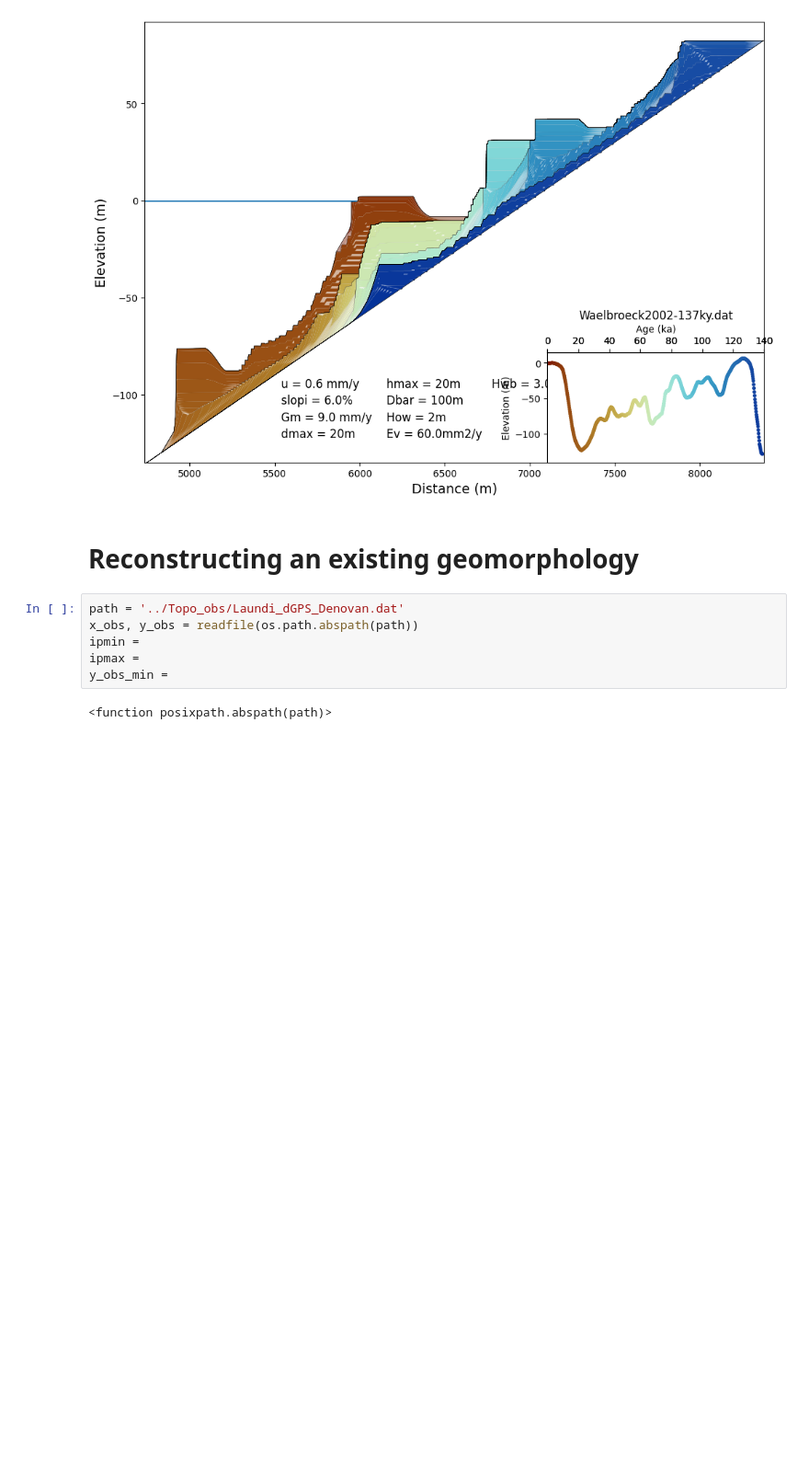
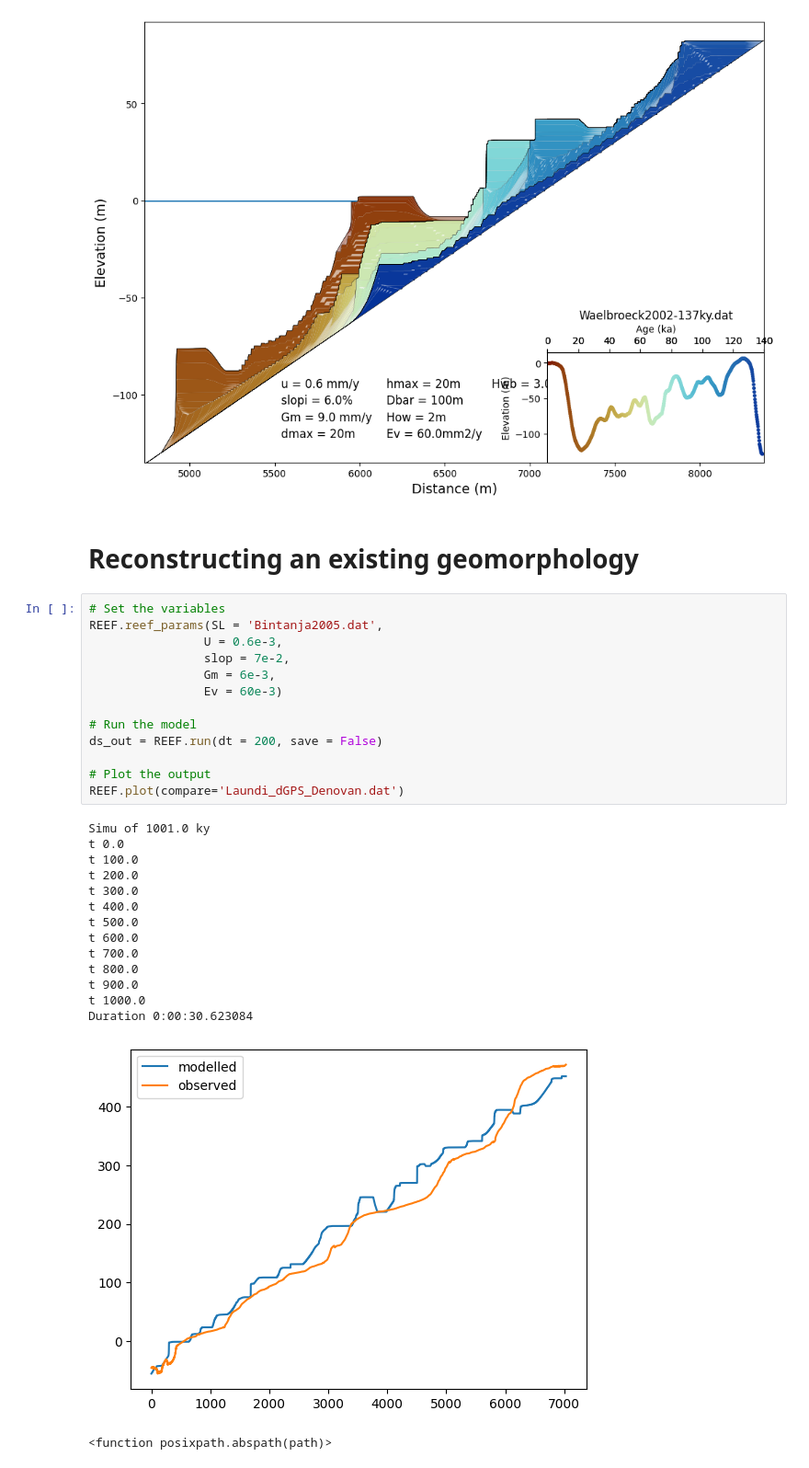
Before and after one commit to YBoucharat/TP_Coral_2024, a Jupyter notebook: REEF/Run_REEF.ipynb, the cells around one changed output. Shown at 92% size. Cells and saved outputs as stored; diff of their text form; blank space fills up the shorter version.

```diff
--- a/REEF/Run_REEF.ipynb
+++ b/REEF/Run_REEF.ipynb
@@ -233,11 +240,33 @@ WORK !!!
 # %% [markdown]
 # Reconstructing an existing geomorphology
 # %%
-path = '../Topo_obs/Laundi_dGPS_Denovan.dat'
-x_obs, y_obs = readfile(os.path.abspath(path))
-ipmin =
-ipmax =
-y_obs_min =
+# Set the variables
+REEF.reef_params(SL = 'Bintanja2005.dat',
+                U = 0.6e-3,
+                slop = 7e-2,
+                Gm = 6e-3,
+                Ev = 60e-3)
+
+# Run the model
+ds_out = REEF.run(dt = 200, save = False)
+
+# Plot the output
+REEF.plot(compare='Laundi_dGPS_Denovan.dat')
+# %% [output]
+Simu of 1001.0 ky
+t 0.0
+t 100.0
+t 200.0
+t 300.0
+t 400.0
+t 500.0
+t 600.0
+t 700.0
+t 800.0
+t 900.0
+t 1000.0
+Duration 0:00:30.623084
+[figure, added]
 # %%
 # %% [output]
 <function posixpath.abspath(path)>
```
Also changed, not shown: parts of 2 cells of this notebook.
